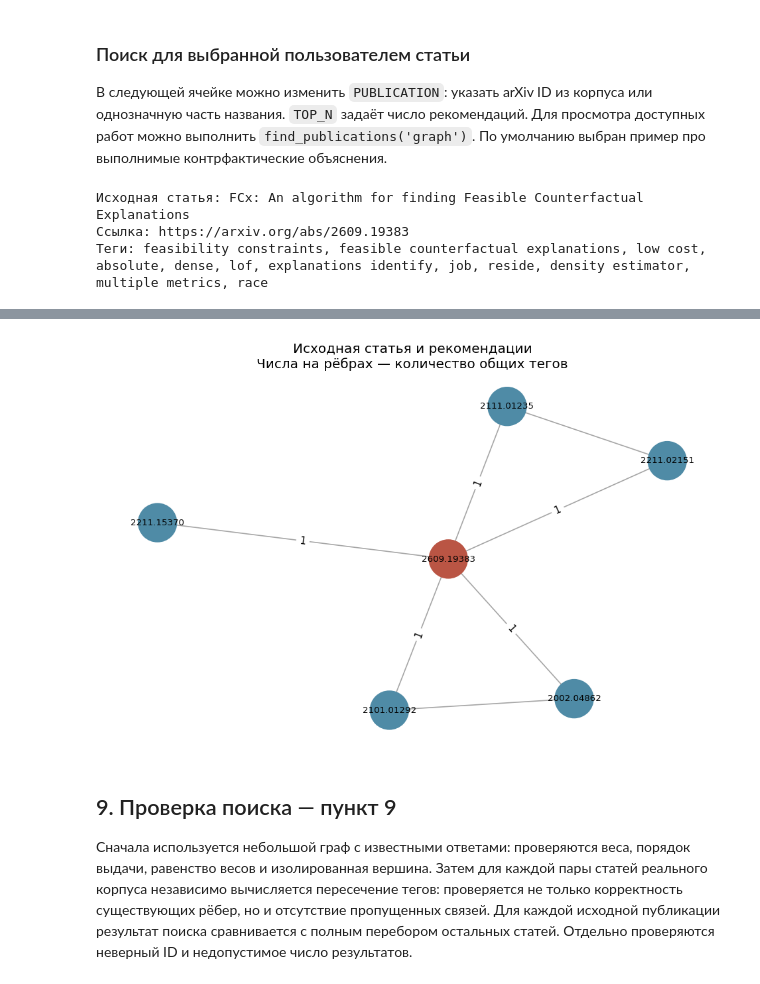
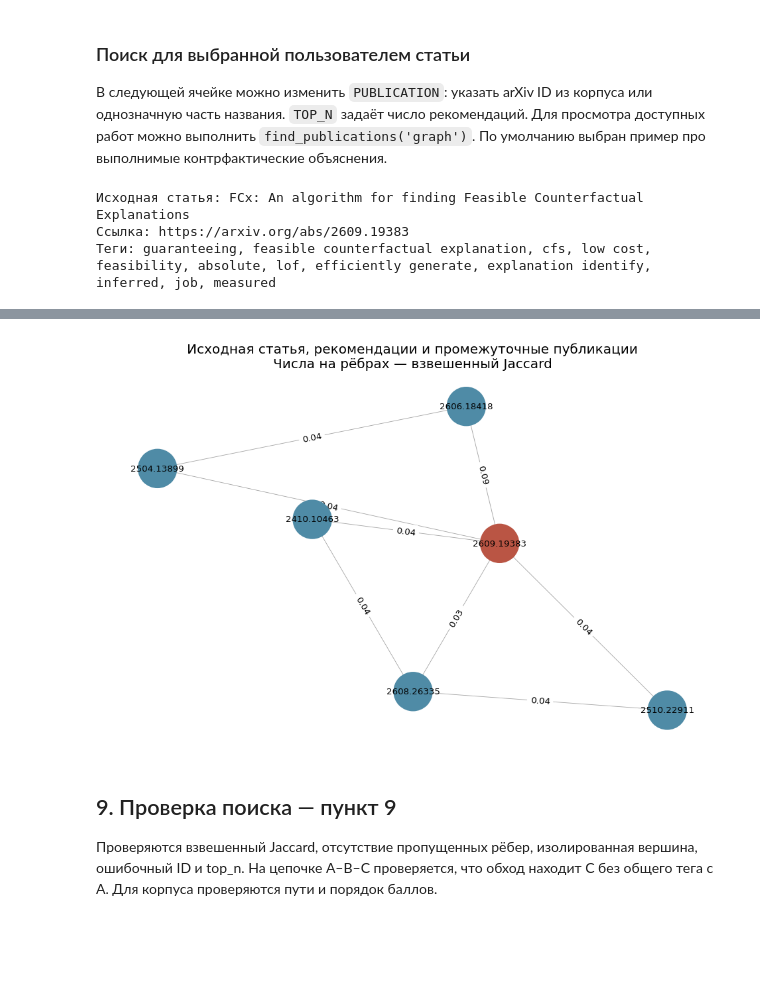
Before and after one commit to Anastaia0/Data-analysis-and-information-retrieval, a Jupyter notebook: lab-1/arxiv_graph_lab_no_archive.ipynb, the cells around one changed output, grey strips where cells are left out. Drawn from its saved outputs; the diff is of its cells as text; code cells hidden in the pictures; blank space fills up the shorter version.

```diff
--- a/lab-1/arxiv_graph_lab_no_archive.ipynb
+++ b/lab-1/arxiv_graph_lab_no_archive.ipynb
@@ -802,14 +838,19 @@ def build_publication_graph(frame):
         graph.add_node(row.id, title=row.title, url=row.url)
         for term in sorted(set(row.keywords)):
             inverted[term].append(row.id)
+    tag_sets = {row.id: set(row.keywords) for row in frame.itertuples()}
+    idf = {term: 1 + np.log((len(frame) + 1) / (len(ids) + 1))
+           for term, ids in inverted.items()}
     for term, paper_ids in inverted.items():
         for left, right in combinations(paper_ids, 2):
             if not graph.has_edge(left, right):
-                graph.add_edge(left, right, weight=0, common_keywords=[])
-            graph[left][right]['weight'] += 1
+                graph.add_edge(left, right, common_count=0, common_keywords=[])
+            graph[left][right]['common_count'] += 1
             graph[left][right]['common_keywords'].append(term)
     for left, right, edge in graph.edges(data=True):
         edge['common_keywords'].sort()
+        edge['weight'] = sum(idf[t] for t in edge['common_keywords']) / sum(
+            idf[t] for t in tag_sets[left] | tag_sets[right])
     return graph
 
 publication_graph = build_publication_graph(corpus)
@@ -824,7 +865,7 @@ fig, axes = plt.subplots(1, 2, figsize=(12, 4))
 axes[0].hist([degree for node, degree in publication_graph.degree()], bins=25,
              color='#336b87', edgecolor='white')
 axes[0].set(title='Число соседей публикации', xlabel='Степень вершины', ylabel='Число публикаций')
-weight_counts = Counter(edge['weight'] for a, b, edge in publication_graph.edges(data=True))
+weight_counts = Counter(edge['common_count'] for a, b, edge in publication_graph.edges(data=True))
 axes[1].bar(sorted(weight_counts), [weight_counts[k] for k in sorted(weight_counts)], color='#4c8c78')
 axes[1].set(title='Сила связей между публикациями', xlabel='Число общих тегов', ylabel='Число рёбер')
 plt.tight_layout()
@@ -861,14 +902,24 @@ def similar_publications(paper_id, top_n=5, graph=None):
         raise KeyError(f'В графе нет публикации {paper_id}.')
     if isinstance(top_n, bool) or not isinstance(top_n, (int, np.integer)) or top_n <= 0:
         raise ValueError('top_n должен быть положительным целым числом.')
-    neighbours = sorted(graph[paper_id], key=lambda other: (-graph[paper_id][other]['weight'], other))
+    component = nx.node_connected_component(graph, paper_id)
+    if len(component) == 1:
+        return pd.DataFrame(columns=['id', 'title', 'score', 'weight', 'common_count', 'common_keywords', 'path', 'url'])
+    view = graph.subgraph(component)
+    scores = nx.pagerank(view, alpha=0.85, personalization={paper_id: 1.0},
+                         weight='weight', tol=1e-12, max_iter=1000)
+    paths = nx.single_source_shortest_path(view, paper_id)
+    ranked = sorted((node for node in view if node != paper_id),
+                    key=lambda node: (-scores[node], node))
     rows = []
-    for other in neighbours[:top_n]:
-        edge = graph[paper_id][other]
+    for other in ranked[:top_n]:
+        edge = graph.get_edge_data(paper_id, other, default={})
         rows.append({'id': other, 'title': graph.nodes[other]['title'],
-                     'weight': edge['weight'], 'common_keywords': edge['common_keywords'].copy(),
-                     'url': graph.nodes[other]['url']})
-    return pd.DataFrame(rows, columns=['id', 'title', 'weight', 'common_keywords', 'url'])
+                     'score': scores[other], 'weight': edge.get('weight', 0.0),
+                     'common_count': edge.get('common_count', 0),
+                     'common_keywords': edge.get('common_keywords', []).copy(),
+                     'path': paths[other], 'url': graph.nodes[other]['url']})
+    return pd.DataFrame(rows)
 
 def show_recommendations(paper_id, top_n=5):
     print('Исходная статья:', papers.at[paper_id, 'title'])
@@ -878,7 +929,7 @@ def show_recommendations(paper_id, top_n=5):
     table = result.copy()
     table['common_keywords'] = table['common_keywords'].map(lambda tags: ', '.join(labels[t] for t in tags))
     with pd.option_context('display.max_colwidth', None):
-        display(table.rename(columns={'weight': 'Общих тегов', 'common_keywords': 'Общие теги'}))
+        display(table.rename(columns={'score': 'PageRank', 'weight': 'Взвешенный Jaccard', 'common_count': 'Общих тегов', 'common_keywords': 'Общие теги', 'path': 'Путь'}))
     return result
 # %% [markdown]
 ### Поиск для выбранной пользователем статьи
@@ -895,7 +946,8 @@ selected_id = resolve_publication(PUBLICATION)
 recommendations = show_recommendations(selected_id, TOP_N)
 
 neighbour_ids = recommendations['id'].tolist()
-local_graph = publication_graph.subgraph([selected_id, *neighbour_ids]).copy()
+path_nodes = {node for path in recommendations['path'] for node in path}
+local_graph = publication_graph.subgraph(path_nodes).copy()
 positions = nx.spring_layout(local_graph, seed=RANDOM_STATE, weight='weight')
 fig, ax = plt.subplots(figsize=(10, 6))
 nx.draw_networkx_edges(local_graph, positions, ax=ax, alpha=0.35,
@@ -906,12 +958,13 @@ nx.draw_networkx_nodes(local_graph, positions, ax=ax,
 nx.draw_networkx_labels(local_graph, positions, ax=ax, font_size=8,
                         labels={node: node for node in local_graph})
 nx.draw_networkx_edge_labels(local_graph, positions, ax=ax,
-                             edge_labels={(selected_id, other): publication_graph[selected_id][other]['weight']
-                                          for other in neighbour_ids}, font_size=9)
-ax.set_title('Исходная статья и рекомендации\nЧисла на рёбрах — количество общих тегов')
+                             edge_labels={(a, b): round(e['weight'], 2)
+                                          for a, b, e in local_graph.edges(data=True)}, font_size=8)
+ax.set_title('Исходная статья, рекомендации и промежуточные публикации\n'
+             'Числа на рёбрах — взвешенный Jaccard')
 ax.axis('off')
 plt.show()
 # %% [output]
 Исходная статья: FCx: An algorithm for finding Feasible Counterfactual Explanations
 Ссылка: https://arxiv.org/abs/2609.19383
-Теги: feasibility constraints, feasible counterfactual explanations, low cost, absolute, dense, lof, explanations identify, job, reside, density estimator, multiple metrics, race
+Теги: guaranteeing, feasible counterfactual explanation, cfs, low cost, feasibility, absolute, lof, efficiently generate, explanation identify, inferred, job, measured
@@ -924,12 +977,9 @@ plt.show()
-[figure, old version]
+[figure, new version]
 # %% [markdown]
 ## 9. Проверка поиска — пункт 9
 
-Сначала используется небольшой граф с известными ответами: проверяются веса,
-порядок выдачи, равенство весов и изолированная вершина. Затем для каждой пары
-статей реального корпуса независимо вычисляется пересечение тегов: проверяется
-не только корректность существующих рёбер, но и отсутствие пропущенных связей.
-Для каждой исходной публикации результат поиска сравнивается с полным перебором
-остальных статей. Отдельно проверяются неверный ID и недопустимое число результатов.
+Проверяются взвешенный Jaccard, отсутствие пропущенных рёбер, изолированная
+вершина, ошибочный ID и top_n. На цепочке A–B–C проверяется, что обход находит
+C без общего тега с A. Для корпуса проверяются пути и порядок баллов.
 # %%
 toy = pd.DataFrame([
```
Also changed, not shown: parts of 19 cells of this notebook, 1 other file.
